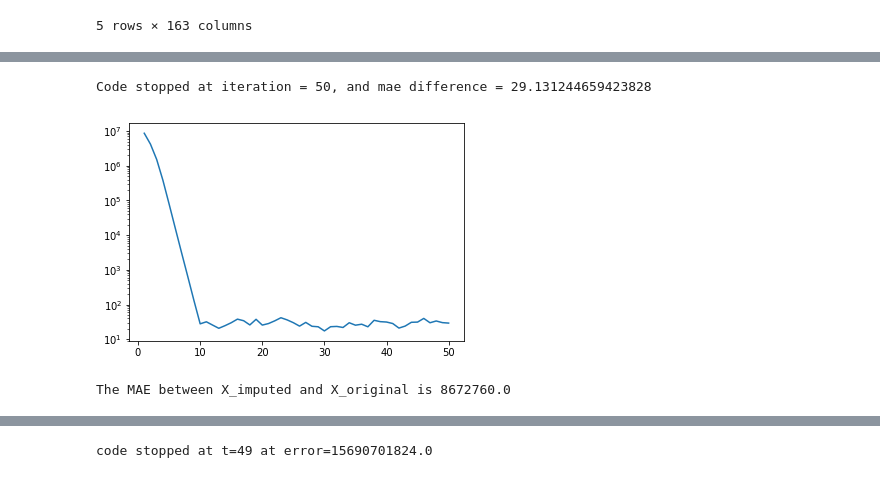
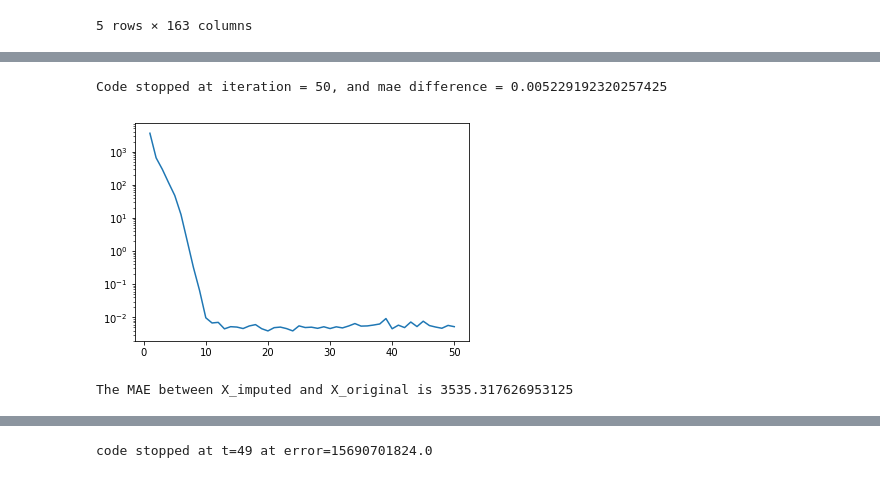
Before and after one commit to leobix/hurricast, a Jupyter notebook: processing_csv.ipynb, the cells around one changed output, grey strips where cells are left out. Drawn from its saved outputs; the diff is of its cells as text; code cells hidden in the pictures.

Commit message:
prediction and test

```diff
--- a/processing_csv.ipynb
+++ b/processing_csv.ipynb
@@ -139,4 +128,4 @@ def tensor_shape(dict0):
     return num_storms, num_features, t_max, t_min, t_hist
 
 #call tensor_shape
-m, n, t_max, t_min, t_hist = tensor_shape(d)
+#m, n, t_max, t_min, t_hist = tensor_shape(d)
@@ -247,35 +215,36 @@ def slice_iteration(tensor,r,m,n,t):
     return new_tensor
 # %%
 #Slice Learning
-def slice_learning(tensor_train,r,max_iteration=50,convergence=1):
+def slice_learning(tensor_train,r,max_iteration=50,convergence=0.001, plot=True):
     m,n,t = tensor_train.shape
     new_tensor = torch.empty(m,n,t)
     old_tensor = tensor_train
     mae_all=[]
 
     mae = convergence + 1
     #Iterative slice learning
     for i in range(max_iteration):
         if mae > convergence:
             new_tensor = slice_iteration(old_tensor,r,m,n,t)
             mae = get_mae(new_tensor,old_tensor)
             mae_all.append(mae)
             old_tensor = new_tensor
 
     #plot MAE difference between iterations
     max_i = len(mae_all)
 
     print('Code stopped at iteration = %s, and mae difference = %s'%(max_i,mae_all[-1]))
-    plt.plot(np.linspace(1,max_i,max_i),mae_all)
-    plt.yscale('log')
-    plt.show()
+    if plot:
+        plt.plot(np.linspace(1,max_i,max_i),mae_all)
+        plt.yscale('log')
+        plt.show()
     return new_tensor
 
-X_imputed = slice_learning(t3,12)
+X_imputed = slice_learning(t3_test2,16)
 
 #find the MAE difference between X_imputed and X_original
-print('The MAE between X_imputed and X_original is %s' %(get_mae(X_imputed,t3)))
+print('The MAE between X_imputed and X_original is %s' %(get_mae(X_imputed,t3_test2)))
 # %% [output]
-Code stopped at iteration = 50, and mae difference = 29.131244659423828
+Code stopped at iteration = 50, and mae difference = 0.005229192320257425
-[figure, old version]
+[figure, new version]
-The MAE between X_imputed and X_original is 8672760.0
+The MAE between X_imputed and X_original is 3535.317626953125
```
Also changed, not shown: parts of 8 cells of this notebook.
